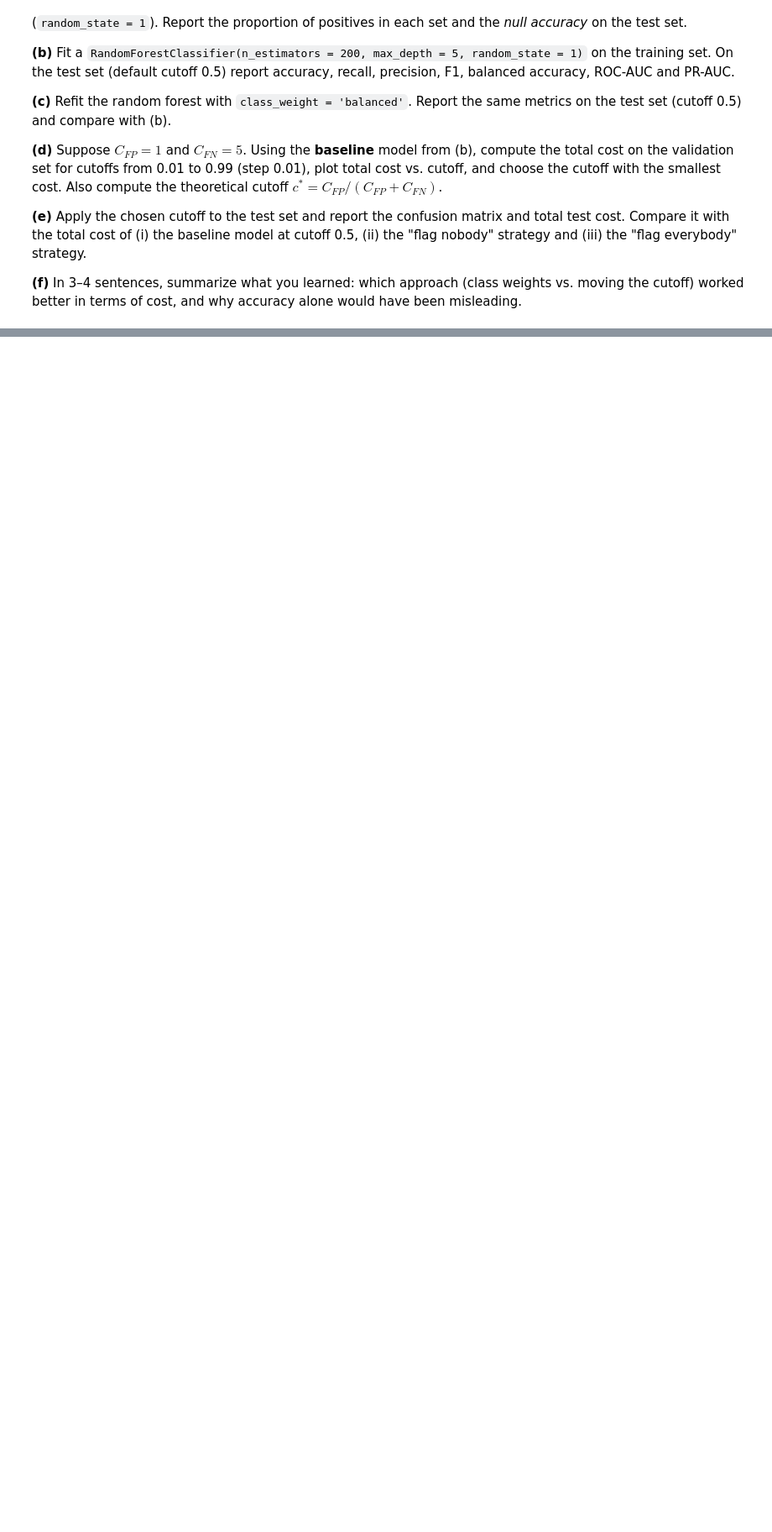
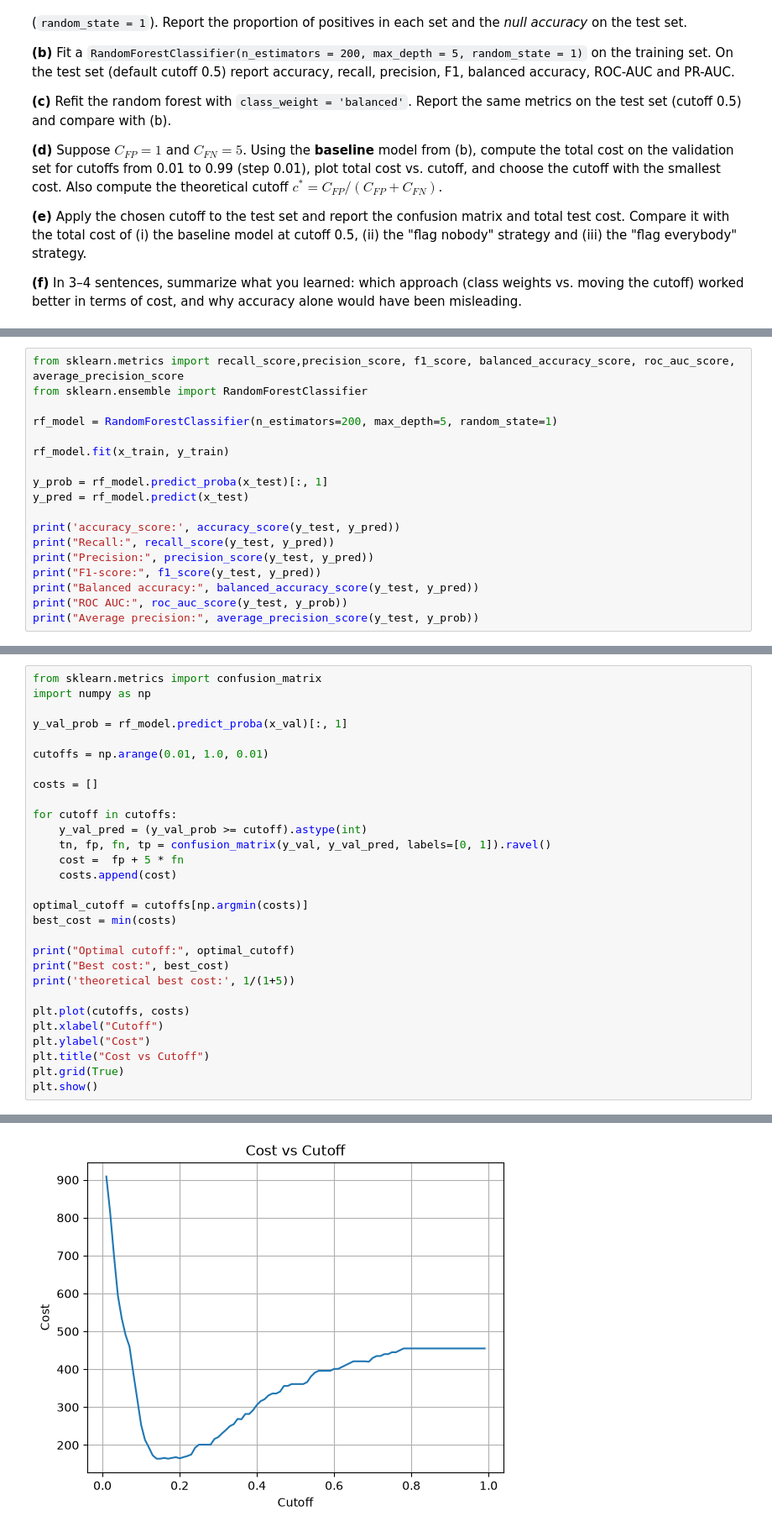
Before and after one commit to Exesiai/Data-445-Fall-2026, a Jupyter notebook: Hwk8.ipynb, the cells around one changed output, grey strips where cells are left out. Shown at 84% size. Cells and saved outputs as stored; diff of their text form; blank space fills up the shorter version.

```diff
--- a/Hwk8.ipynb
+++ b/Hwk8.ipynb
@@ -231,0 +254,18 @@ Treat class 1 as the positive (event) class.
+# %%
+from sklearn.metrics import recall_score,precision_score, f1_score, balanced_accuracy_score, roc_auc_score, average_precision_score
+from sklearn.ensemble import RandomForestClassifier
+
+rf_model = RandomForestClassifier(n_estimators=200, max_depth=5, random_state=1)
+
+rf_model.fit(x_train, y_train)
+
+y_prob = rf_model.predict_proba(x_test)[:, 1]
+y_pred = rf_model.predict(x_test)
+
+print('accuracy_score:', accuracy_score(y_test, y_pred))
+print("Recall:", recall_score(y_test, y_pred))
+print("Precision:", precision_score(y_test, y_pred))
+print("F1-score:", f1_score(y_test, y_pred))
+print("Balanced accuracy:", balanced_accuracy_score(y_test, y_pred))
+print("ROC AUC:", roc_auc_score(y_test, y_prob))
+print("Average precision:", average_precision_score(y_test, y_prob))
@@ -231,0 +305,30 @@ Treat class 1 as the positive (event) class.
+# %%
+from sklearn.metrics import confusion_matrix
+import numpy as np
+
+y_val_prob = rf_model.predict_proba(x_val)[:, 1]
+
+cutoffs = np.arange(0.01, 1.0, 0.01)
+
+costs = []
+
+for cutoff in cutoffs:
+    y_val_pred = (y_val_prob >= cutoff).astype(int)
+    tn, fp, fn, tp = confusion_matrix(y_val, y_val_pred, labels=[0, 1]).ravel()
+    cost =  fp + 5 * fn
+    costs.append(cost)
+
+optimal_cutoff = cutoffs[np.argmin(costs)]
+best_cost = min(costs)
+
+print("Optimal cutoff:", optimal_cutoff)
+print("Best cost:", best_cost)
+print('theoretical best cost:', 1/(1+5))
+
+plt.plot(cutoffs, costs)
+plt.xlabel("Cutoff")
+plt.ylabel("Cost")
+plt.title("Cost vs Cutoff")
+plt.grid(True)
+plt.show()
+# %% [output]
@@ -231,0 +338 @@ Treat class 1 as the positive (event) class.
+[figure, added]
```
Also changed, not shown: parts of 10 cells of this notebook.
